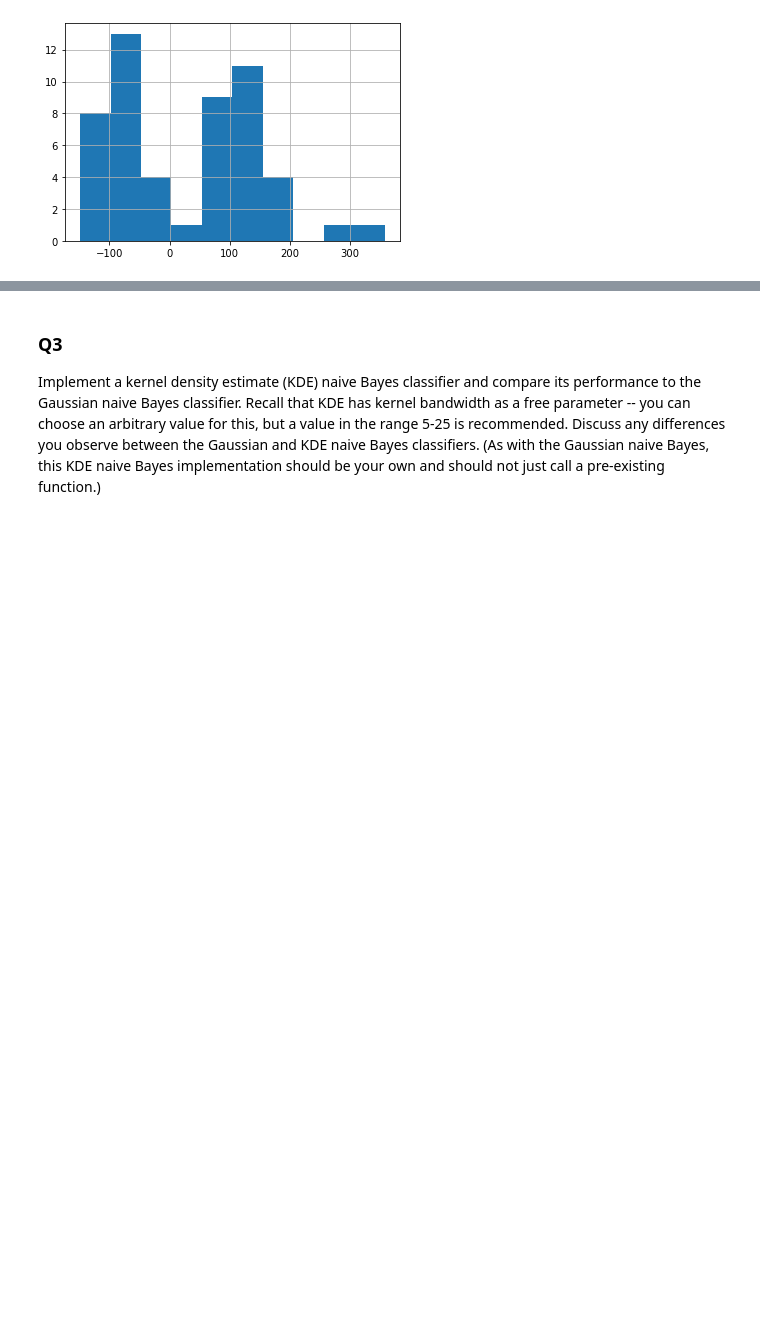
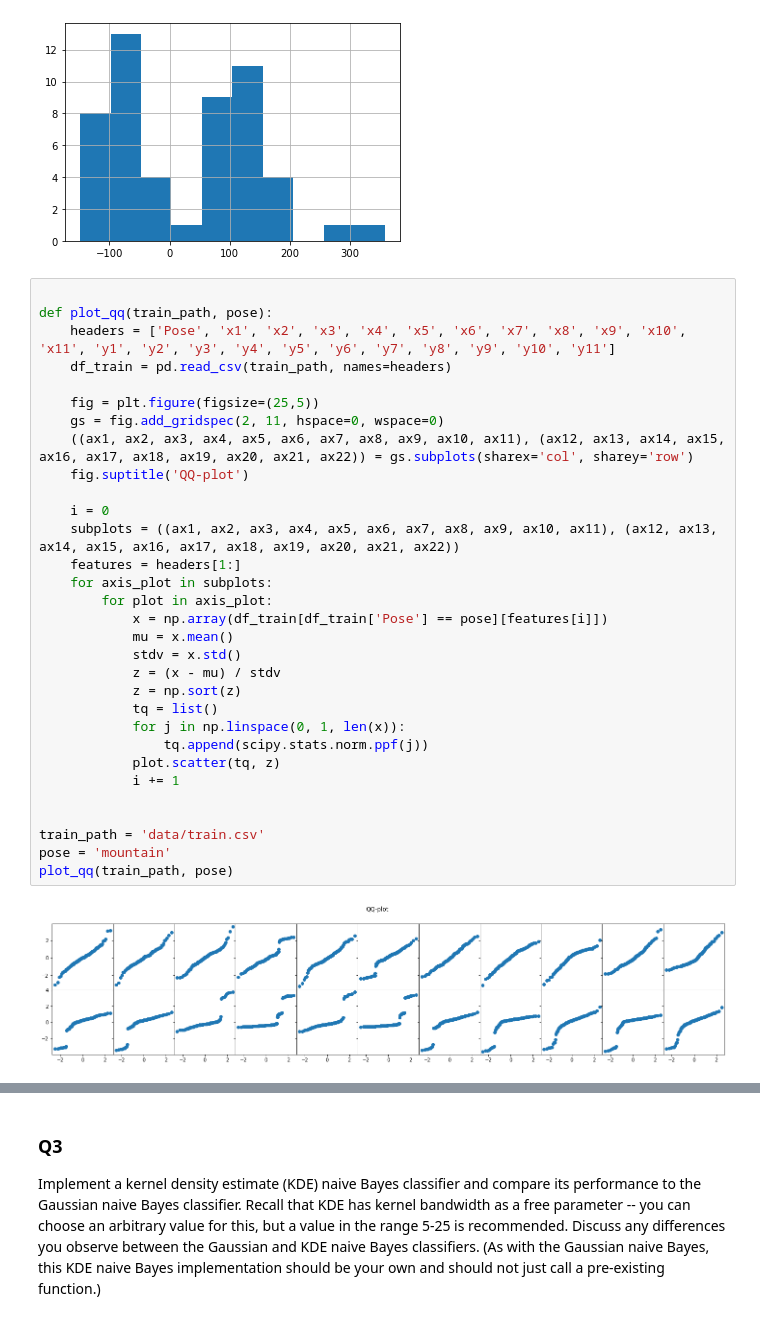
Before and after one commit to tzhern/COMP30027-Project-1-private, a Jupyter notebook: assignment_1.ipynb, the cells around one changed output, grey strips where cells are left out. Cells and saved outputs as stored; diff of their text form; blank space fills up the shorter version.

Commit message:
Add QQ plot

```diff
--- a/assignment_1.ipynb
+++ b/assignment_1.ipynb
@@ -382,3 +382,36 @@ pd.Series(values['downwarddog'][10]).hist()
 # %% [output]
 <AxesSubplot:>
 [figure]
+# %%
+
+def plot_qq(train_path, pose):
+    headers = ['Pose', 'x1', 'x2', 'x3', 'x4', 'x5', 'x6', 'x7', 'x8', 'x9', 'x10', 'x11', 'y1', 'y2', 'y3', 'y4', 'y5', 'y6', 'y7', 'y8', 'y9', 'y10', 'y11']
+    df_train = pd.read_csv(train_path, names=headers)
+
+    fig = plt.figure(figsize=(25,5))
+    gs = fig.add_gridspec(2, 11, hspace=0, wspace=0)
+    ((ax1, ax2, ax3, ax4, ax5, ax6, ax7, ax8, ax9, ax10, ax11), (ax12, ax13, ax14, ax15, ax16, ax17, ax18, ax19, ax20, ax21, ax22)) = gs.subplots(sharex='col', sharey='row')
+    fig.suptitle('QQ-plot')
+
+    i = 0
+    subplots = ((ax1, ax2, ax3, ax4, ax5, ax6, ax7, ax8, ax9, ax10, ax11), (ax12, ax13, ax14, ax15, ax16, ax17, ax18, ax19, ax20, ax21, ax22))
+    features = headers[1:]
+    for axis_plot in subplots:
+        for plot in axis_plot:
+            x = np.array(df_train[df_train['Pose'] == pose][features[i]])
+            mu = x.mean()
+            stdv = x.std()
+            z = (x - mu) / stdv
+            z = np.sort(z)
+            tq = list()
+            for j in np.linspace(0, 1, len(x)):
+                tq.append(scipy.stats.norm.ppf(j))
+            plot.scatter(tq, z)
+            i += 1
+
+
+train_path = 'data/train.csv'
+pose = 'mountain'
+plot_qq(train_path, pose)
+# %% [output]
+[figure, added]
```
Also changed, not shown: parts of 1 cell of this notebook.
